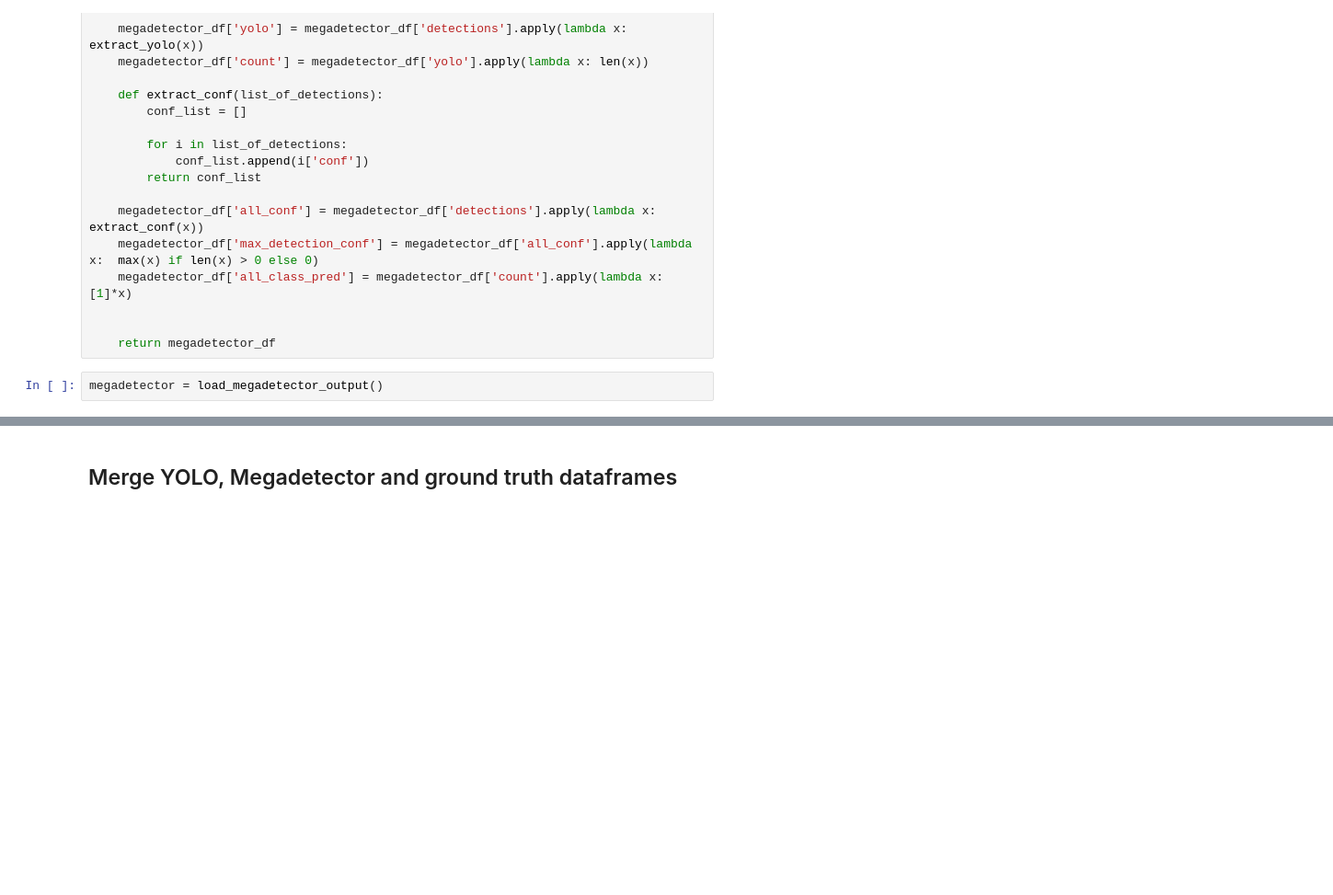
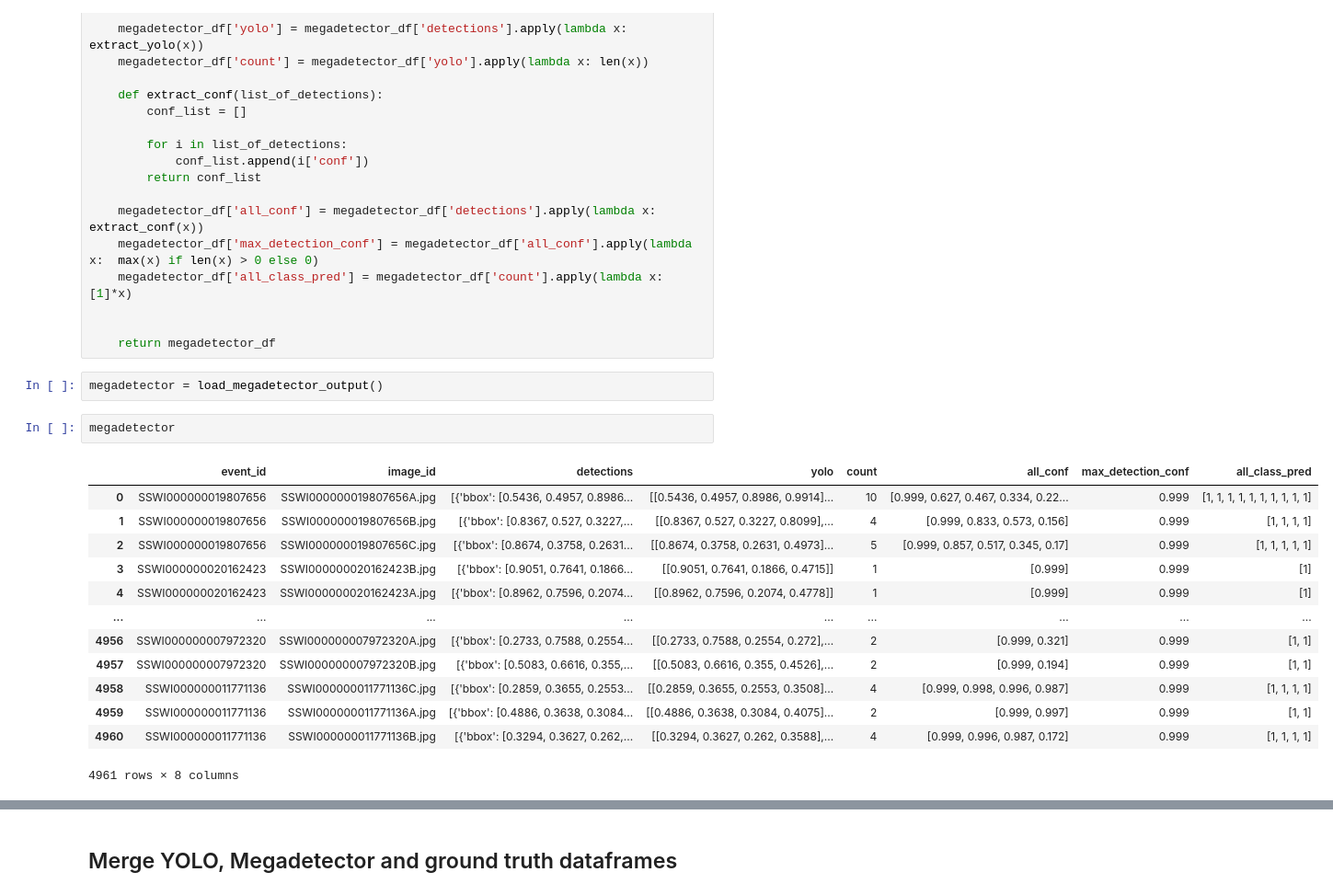
Before and after one commit to jroshanucb/capstone, a Jupyter notebook: ensemble/Counts.ipynb, the cells around one changed output, grey strips where cells are left out. Shown at 92% size. Saved outputs shown, nothing was run; the diff lists cells and outputs as text; blank space fills up the shorter version.

Commit message:
Starting fixing counts work

```diff
--- a/ensemble/Counts.ipynb
+++ b/ensemble/Counts.ipynb
@@ -86,6 +86,22 @@ def load_megadetector_output(foldername="results/JSON_txt_outputs/", filename='p
     return megadetector_df
 # %%
 megadetector = load_megadetector_output()
+# %%
+megadetector
+# %% [output]
+|  | event_id | image_id | detections | yolo | count | all_conf | max_detection_conf | all_class_pred |
+| 0 | SSWI000000019807656 | SSWI000000019807656A.jpg | [{'bbox': [0.5436, 0.4957, 0.8986... | [[0.5436, 0.4957, 0.8986, 0.9914]... | 10 | [0.999, 0.627, 0.467, 0.334, 0.22... | 0.999 | [1, 1, 1, 1, 1, 1, 1, 1, 1, 1] |
+| 1 | SSWI000000019807656 | SSWI000000019807656B.jpg | [{'bbox': [0.8367, 0.527, 0.3227,... | [[0.8367, 0.527, 0.3227, 0.8099],... | 4 | [0.999, 0.833, 0.573, 0.156] | 0.999 | [1, 1, 1, 1] |
+| 2 | SSWI000000019807656 | SSWI000000019807656C.jpg | [{'bbox': [0.8674, 0.3758, 0.2631... | [[0.8674, 0.3758, 0.2631, 0.4973]... | 5 | [0.999, 0.857, 0.517, 0.345, 0.17] | 0.999 | [1, 1, 1, 1, 1] |
+| 3 | SSWI000000020162423 | SSWI000000020162423B.jpg | [{'bbox': [0.9051, 0.7641, 0.1866... | [[0.9051, 0.7641, 0.1866, 0.4715]] | 1 | [0.999] | 0.999 | [1] |
+| 4 | SSWI000000020162423 | SSWI000000020162423A.jpg | [{'bbox': [0.8962, 0.7596, 0.2074... | [[0.8962, 0.7596, 0.2074, 0.4778]] | 1 | [0.999] | 0.999 | [1] |
+| ... | ... | ... | ... | ... | ... | ... | ... | ... |
+| 4956 | SSWI000000007972320 | SSWI000000007972320A.jpg | [{'bbox': [0.2733, 0.7588, 0.2554... | [[0.2733, 0.7588, 0.2554, 0.272],... | 2 | [0.999, 0.321] | 0.999 | [1, 1] |
+| 4957 | SSWI000000007972320 | SSWI000000007972320B.jpg | [{'bbox': [0.5083, 0.6616, 0.355,... | [[0.5083, 0.6616, 0.355, 0.4526],... | 2 | [0.999, 0.194] | 0.999 | [1, 1] |
+| 4958 | SSWI000000011771136 | SSWI000000011771136C.jpg | [{'bbox': [0.2859, 0.3655, 0.2553... | [[0.2859, 0.3655, 0.2553, 0.3508]... | 4 | [0.999, 0.998, 0.996, 0.987] | 0.999 | [1, 1, 1, 1] |
+| 4959 | SSWI000000011771136 | SSWI000000011771136A.jpg | [{'bbox': [0.4886, 0.3638, 0.3084... | [[0.4886, 0.3638, 0.3084, 0.4075]... | 2 | [0.999, 0.997] | 0.999 | [1, 1] |
+| 4960 | SSWI000000011771136 | SSWI000000011771136B.jpg | [{'bbox': [0.3294, 0.3627, 0.262,... | [[0.3294, 0.3627, 0.262, 0.3588],... | 4 | [0.999, 0.996, 0.987, 0.172] | 0.999 | [1, 1, 1, 1] |
+4961 rows × 8 columns
 # %%
 def split_and_convert(s):
     """
```
Also changed, not shown: parts of 6 cells of this notebook.
